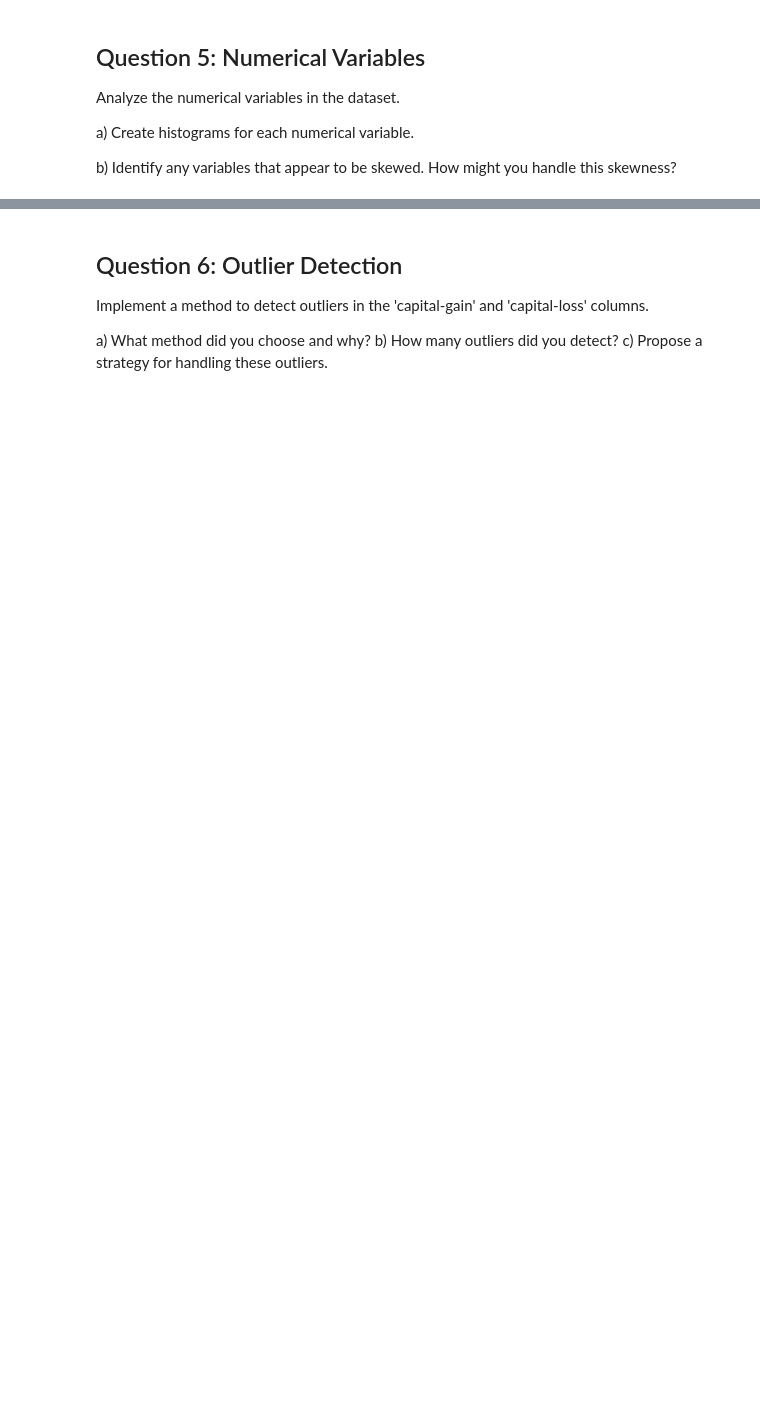
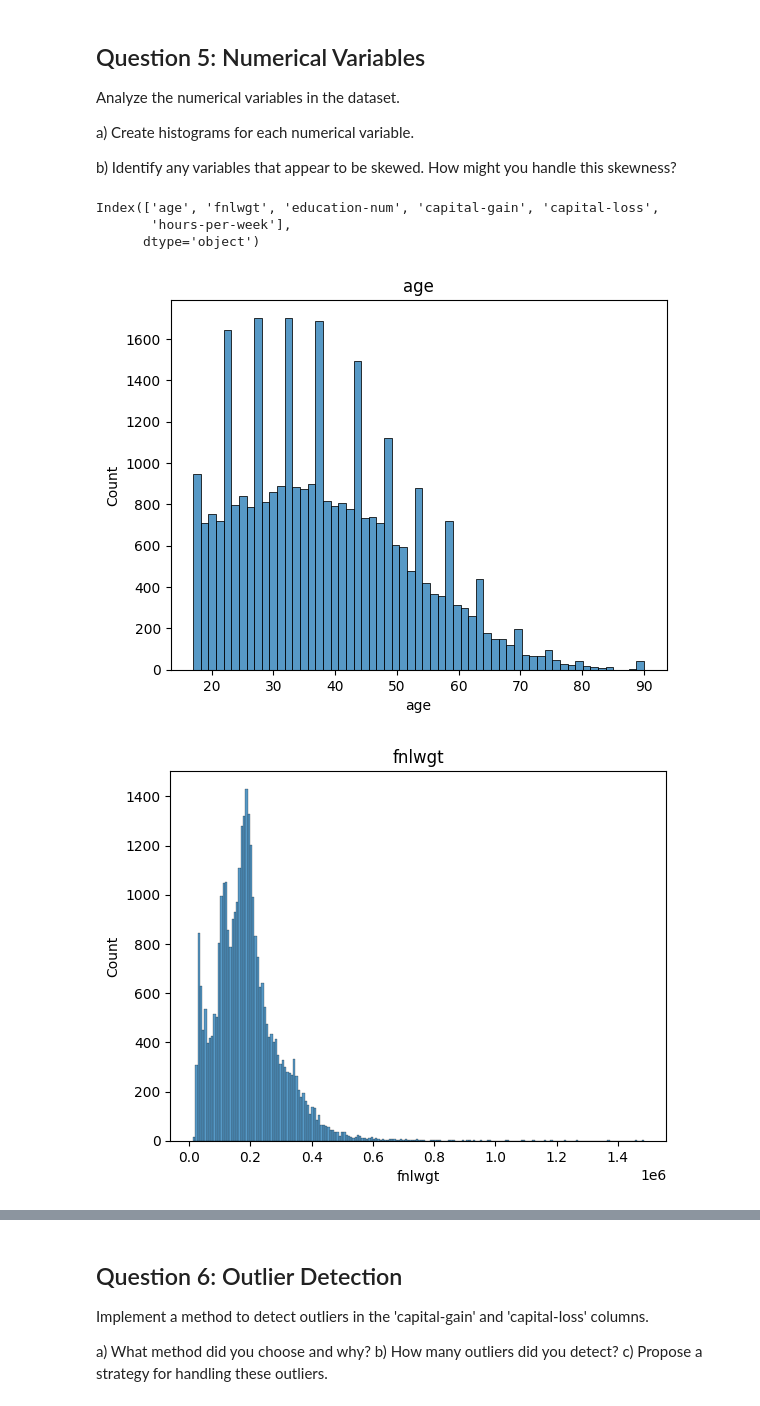
Before and after one commit to MBUYt0n/ada, a Jupyter notebook: ADA_Worksheet_B/Worksheet_B.ipynb, the cells around one changed output, grey strips where cells are left out. Saved outputs shown, nothing was run; the diff lists cells and outputs as text; code cells hidden in the pictures; blank space fills up the shorter version.

```diff
--- a/ADA_Worksheet_B/Worksheet_B.ipynb
+++ b/ADA_Worksheet_B/Worksheet_B.ipynb
@@ -385,3 +400,20 @@ Analyze the numerical variables in the dataset.
 a) Create histograms for each numerical variable.
 
 b) Identify any variables that appear to be skewed. How might you handle this skewness?
+# %%
+numerical = df.select_dtypes(include=["int64", "float64"]).columns
+numerical
+# %% [output]
+Index(['age', 'fnlwgt', 'education-num', 'capital-gain', 'capital-loss',
+       'hours-per-week'],
+      dtype='object')
+# %%
+numerical_df = df[numerical]
+# %%
+for i in numerical:
+    sns.histplot(data=numerical_df, x=i)
+    plt.title(i)
+    plt.show()
+# %% [output]
+[figure, added]
+[figure, added]
```
Also changed, not shown: parts of 21 cells of this notebook, 1 other file.
